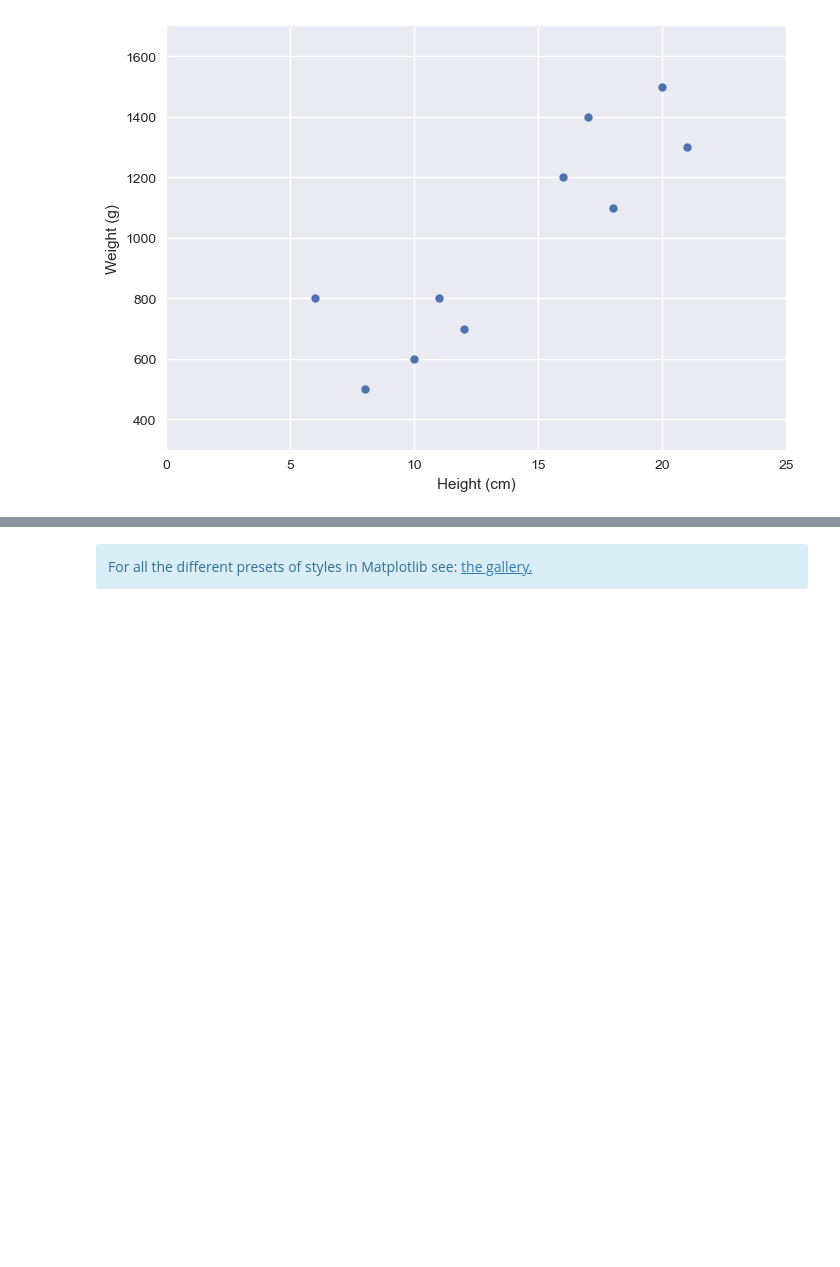
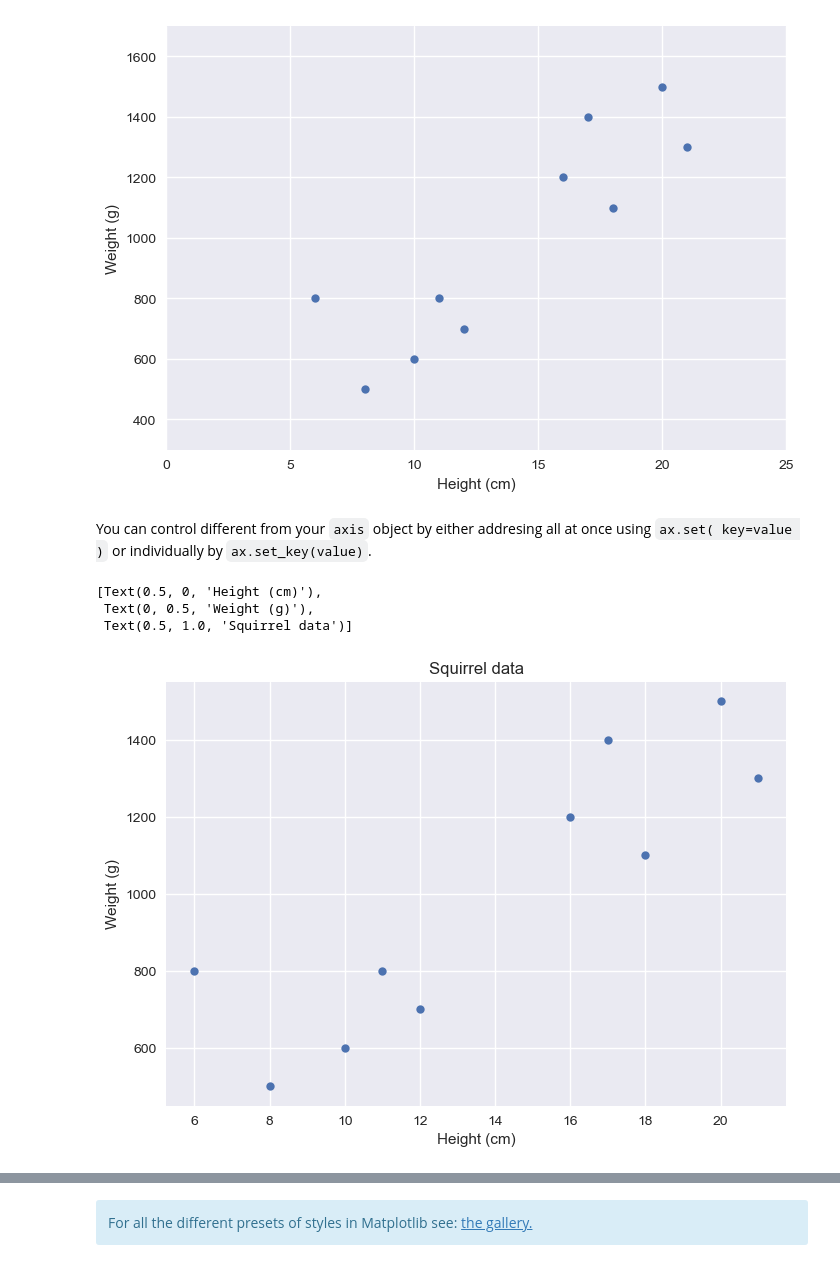
Before and after one commit to EEGLabUKSH/datascience_in_practice, a Jupyter notebook: _build/jupyter_execute/tutorials/02-Plotting.ipynb, the cells around one changed output, grey strips where cells are left out. Cells and saved outputs as stored; diff of their text form; code cells hidden in the pictures; blank space fills up the shorter version.

```diff
--- a/_build/jupyter_execute/tutorials/02-Plotting.ipynb
+++ b/_build/jupyter_execute/tutorials/02-Plotting.ipynb
@@ -180,3 +180,14 @@ ax.set(xlabel='Height (cm)', ylabel='Weight (g)',
  (0.0, 25.0),
  (300.0, 1700.0)]
 [figure]
+# %% [markdown]
+You can control different from your `axis` object by either addresing all at once using `ax.set( key=value )` or individually by `ax.set_key(value)`.
+# %%
+fig, ax = plt.subplots()
+ax.plot(data[:, 0], data[:, 1], '.', ms=12)
+ax.set(xlabel='Height (cm)', ylabel='Weight (g)', title='Squirrel data')
+# %% [output]
+[Text(0.5, 0, 'Height (cm)'),
+ Text(0, 0.5, 'Weight (g)'),
+ Text(0.5, 1.0, 'Squirrel data')]
+[figure, added]
```
Also changed, not shown: parts of 4 cells of this notebook, 36 other files.
